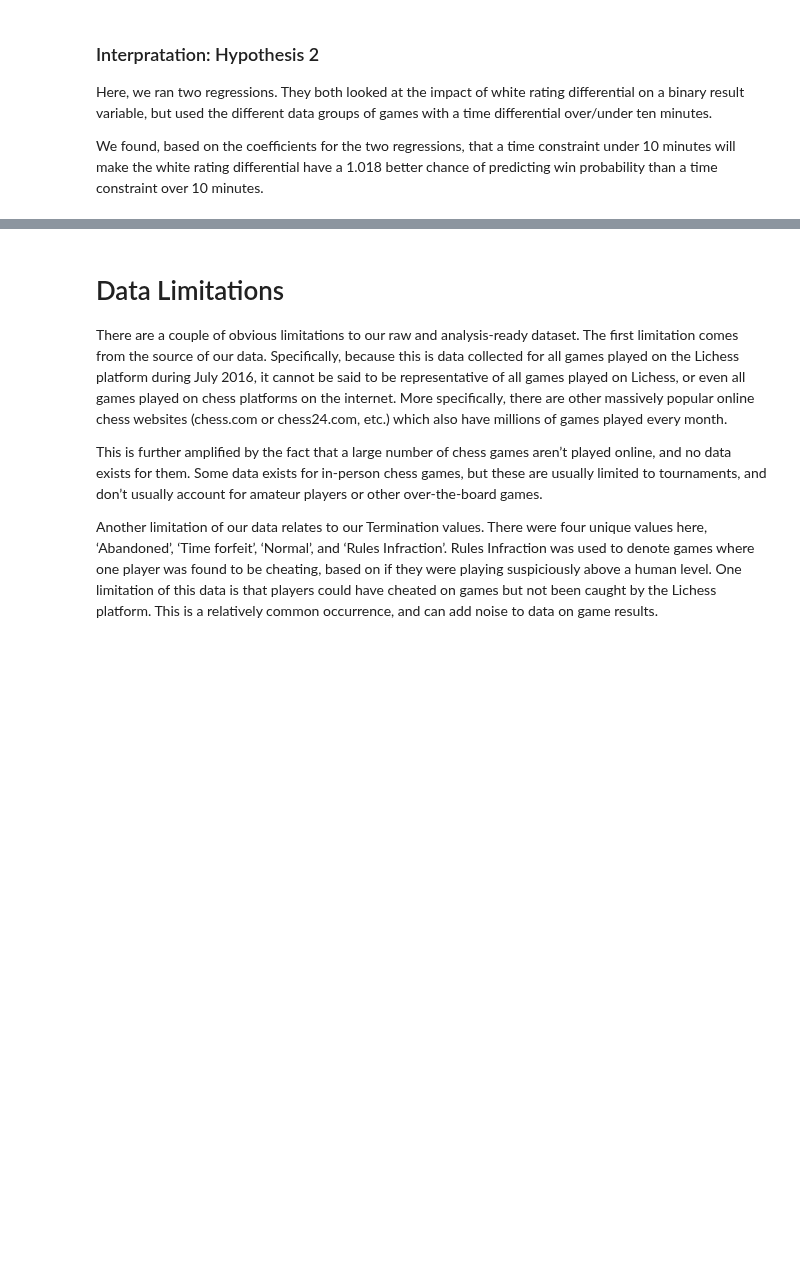
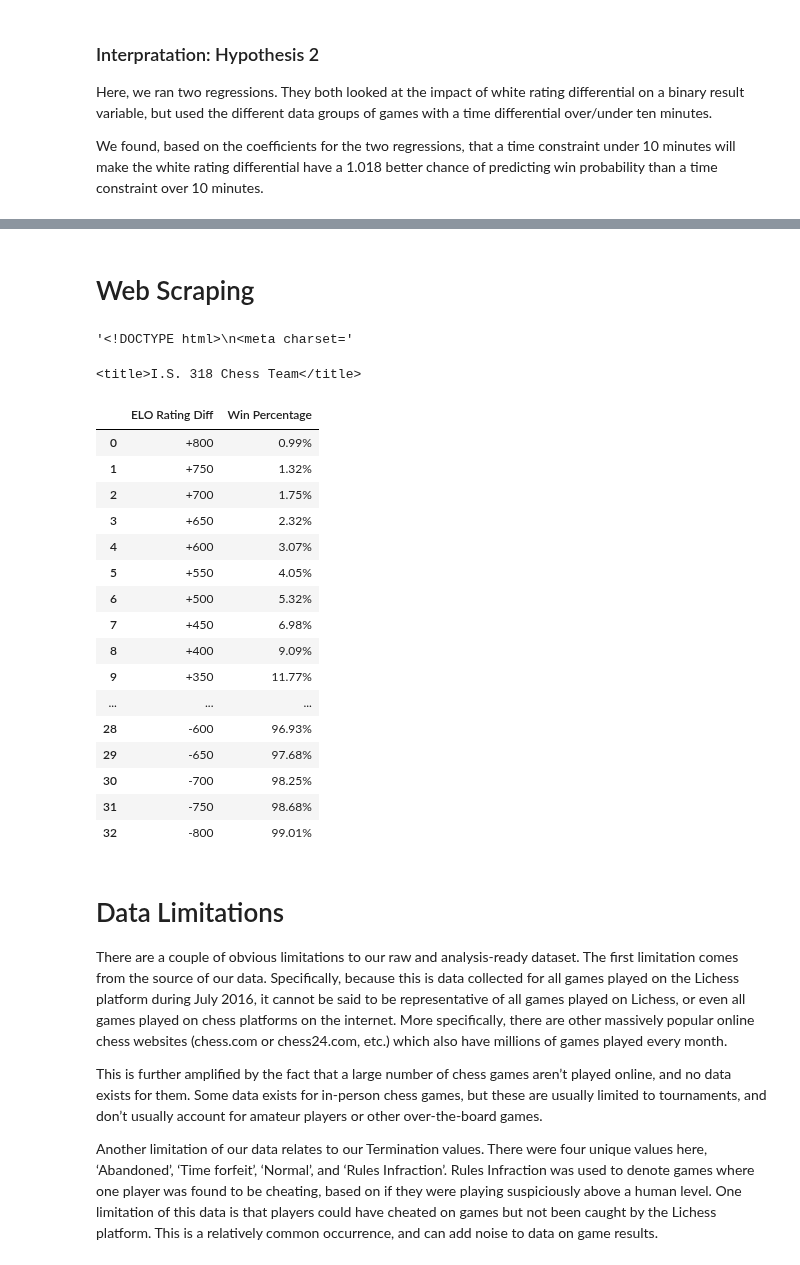
Before and after one commit to jeanie-liu/chess_win_predictor, a Jupyter notebook: phase4_Aarya.ipynb, the cells around one changed output, grey strips where cells are left out. Drawn from its saved outputs; the diff is of its cells as text; code cells hidden in the pictures; blank space fills up the shorter version.

Commit message:
web scraping, final logistic
web scraping, final logistic

```diff
--- a/phase4_Aarya.ipynb
+++ b/phase4_Aarya.ipynb
@@ -894,0 +1025,2 @@ We found, based on the coefficients for the two regressions, that a time constra
+# %% [markdown]
+# Web Scraping
@@ -895,3 +1036,54 @@ We found, based on the coefficients for the two regressions, that a time constra
+# %%
+with open("scraping.html", "r") as reader:
+  html_source = reader.read()
+# %%
+# Make sure this worked
+html_source[:30]
+# %% [output]
+'<!DOCTYPE html>\n<meta charset='
+# %%
+page = BeautifulSoup(html_source, "html.parser")
+# %%
+page.title
+# %% [output]
+<title>I.S. 318 Chess Team</title>
+# %%
+page_input = page.find_all("tr")
+# print(page_input)
+
+input_arr = []
+output_arr = []
+for child in page.find_all("tr"):
+    input_arr.append(child.find_all("td")[0].string)
+for child in page.find_all("tr"):
+    output_arr.append(child.find_all("td")[1].string)
+
+#print(input_arr)
+#print(output_arr)
+
+elo_data = {'ELO Rating Diff' : input_arr, 'Win Percentage' : output_arr}
+
+elo_validate_df = pd.DataFrame(data=elo_data)
+
+display(elo_validate_df)
+# %% [output]
+|  | ELO Rating Diff | Win Percentage |
+| 0 | +800 | 0.99% |
+| 1 | +750 | 1.32% |
+| 2 | +700 | 1.75% |
+| 3 | +650 | 2.32% |
+| 4 | +600 | 3.07% |
+| 5 | +550 | 4.05% |
+| 6 | +500 | 5.32% |
+| 7 | +450 | 6.98% |
+| 8 | +400 | 9.09% |
+| 9 | +350 | 11.77% |
+| ... | ... | ... |
+| 28 | -600 | 96.93% |
+| 29 | -650 | 97.68% |
+| 30 | -700 | 98.25% |
+| 31 | -750 | 98.68% |
+| 32 | -800 | 99.01% |
 # %% [markdown]
 # Data Limitations
 
```
Also changed, not shown: parts of 14 cells of this notebook, 1 other file.
